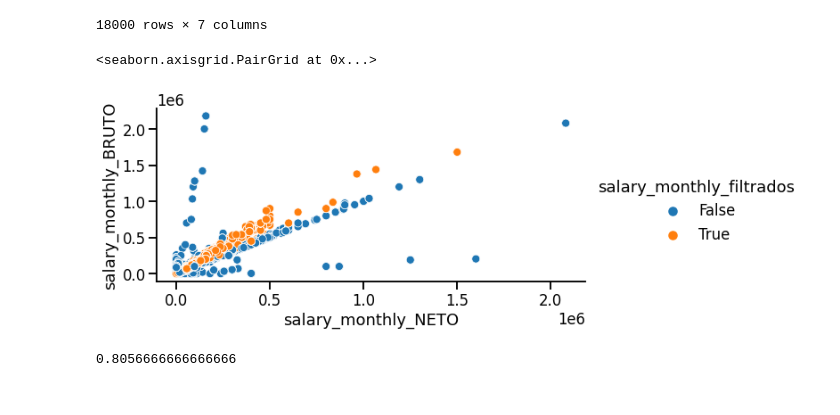
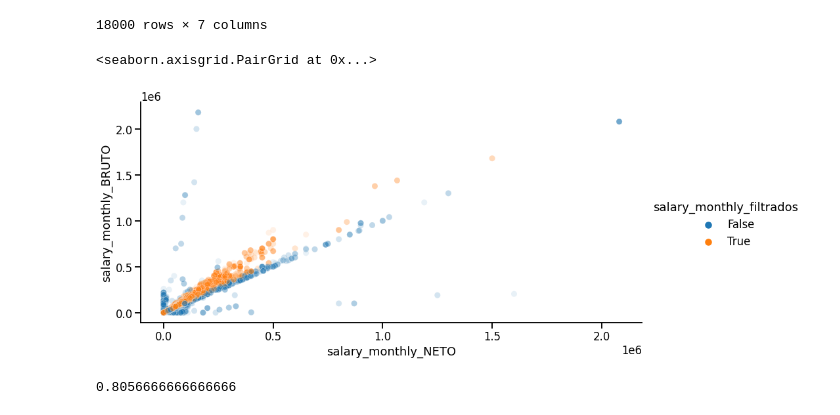
Before and after one commit to fnbellomo/DiploDatos2021, a Jupyter notebook: AyVD/Copy_of_Entregable_Parte_1.ipynb, the cells around one changed output. Cells and saved outputs as stored; diff of their text form; code cells hidden in the pictures.

Commit message:
Add alpha to plot

```diff
--- a/AyVD/Copy_of_Entregable_Parte_1.ipynb
+++ b/AyVD/Copy_of_Entregable_Parte_1.ipynb
@@ -214,10 +205,14 @@ df_lang
 | 6093 | sql | C, C++, HTML, Java, Javascript, P... | 72.0 | 86000.0 | ... |
 18000 rows × 7 columns
 # %%
-seaborn.pairplot(data=df_lang, y_vars=['salary_monthly_BRUTO'],
-                 x_vars=['salary_monthly_NETO'], hue='salary_monthly_filtrados',
-                 aspect=2, height=4)
+seaborn.pairplot(data=df_lang,
+                 y_vars=['salary_monthly_BRUTO'],
+                 x_vars=['salary_monthly_NETO'],
+                 hue='salary_monthly_filtrados',
+                 aspect=2,
+                 height=6,
+                 plot_kws=dict(alpha=0.1))
 # %% [output]
 <seaborn.axisgrid.PairGrid at 0x...>
-[figure, old version]
+[figure, new version]
 # %%
```
Also changed, not shown: parts of 2 cells of this notebook.
